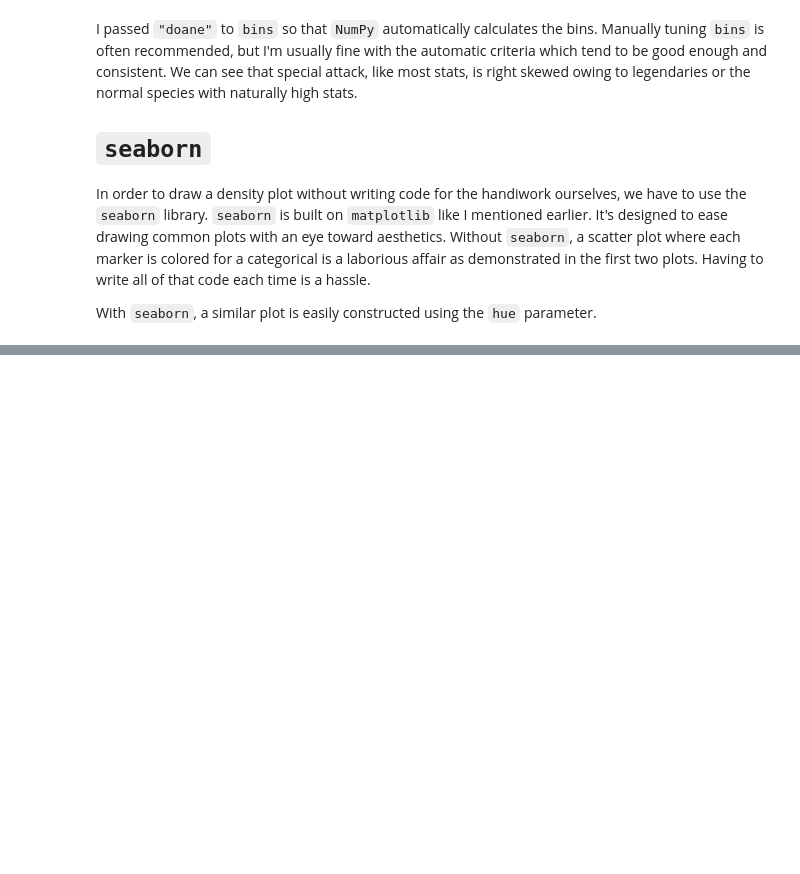
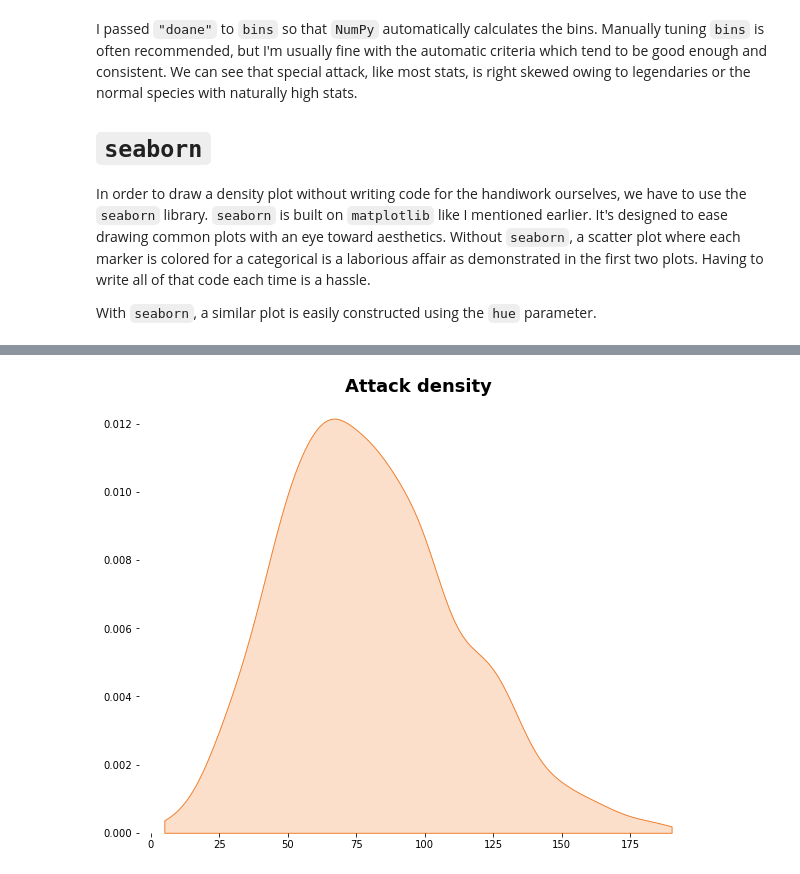
Before and after one commit to joshuamegnauth54/data765-intro-python-tutoring, a Jupyter notebook: notebooks/09-eda.ipynb, the cells around one changed output, grey strips where cells are left out. Saved outputs shown, nothing was run; the diff lists cells and outputs as text; code cells hidden in the pictures; blank space fills up the shorter version.

```diff
--- a/notebooks/09-eda.ipynb
+++ b/notebooks/09-eda.ipynb
@@ -438,0 +484,17 @@ With `seaborn`, a similar plot is easily constructed using the `hue` parameter.
+# %%
+atk_kde_fig, atk_kde_ax = plt.subplots(figsize=(10, 8))
+
+sns.kdeplot(
+    x=pokemon.attack,
+    cut=0,
+    ax=atk_kde_ax,
+    bw_method="scott",
+    color=stat_colors["Atk."],
+    fill=True,
+)
+
+atk_kde_ax.set(xlabel="", ylabel="")
+atk_kde_ax.set_title("Attack density", title_default)
+atk_kde_ax.set_frame_on(False)
+# %% [output]
+[figure, added]
```
Also changed, not shown: parts of 5 cells of this notebook.
